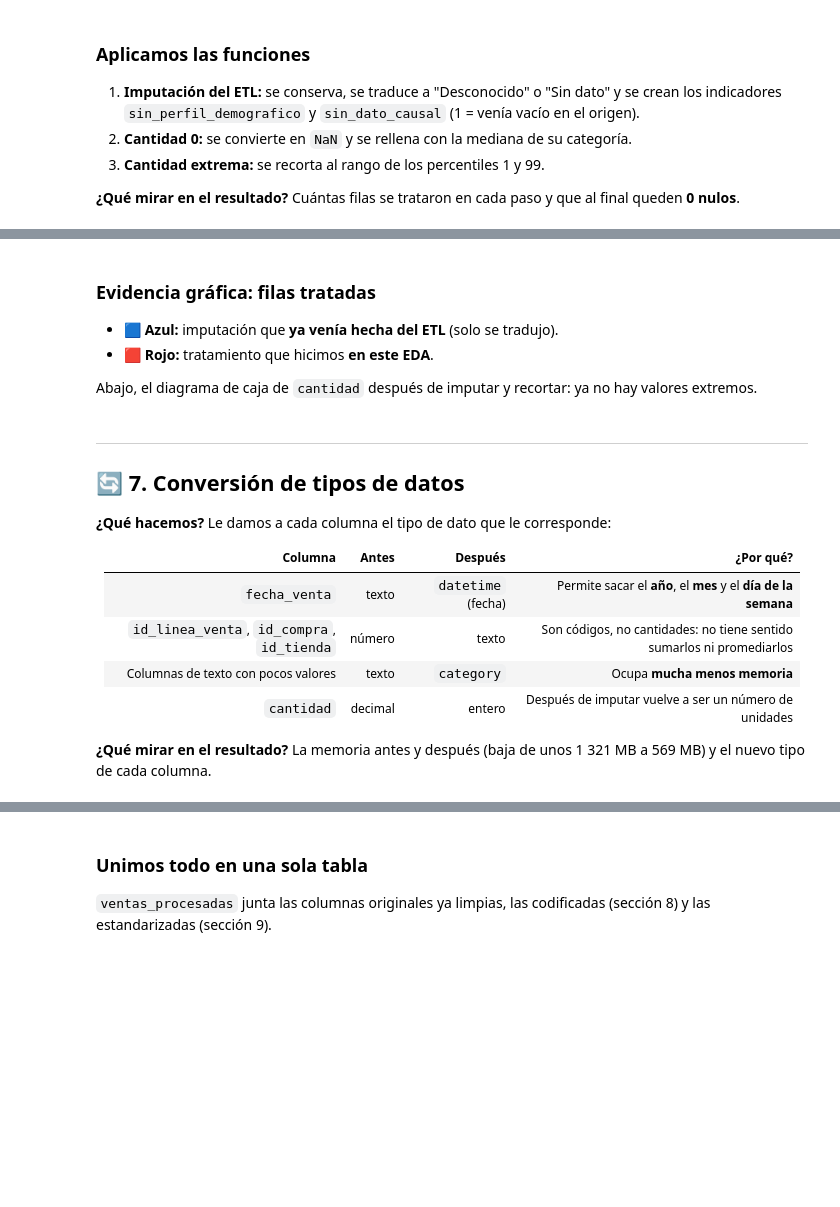
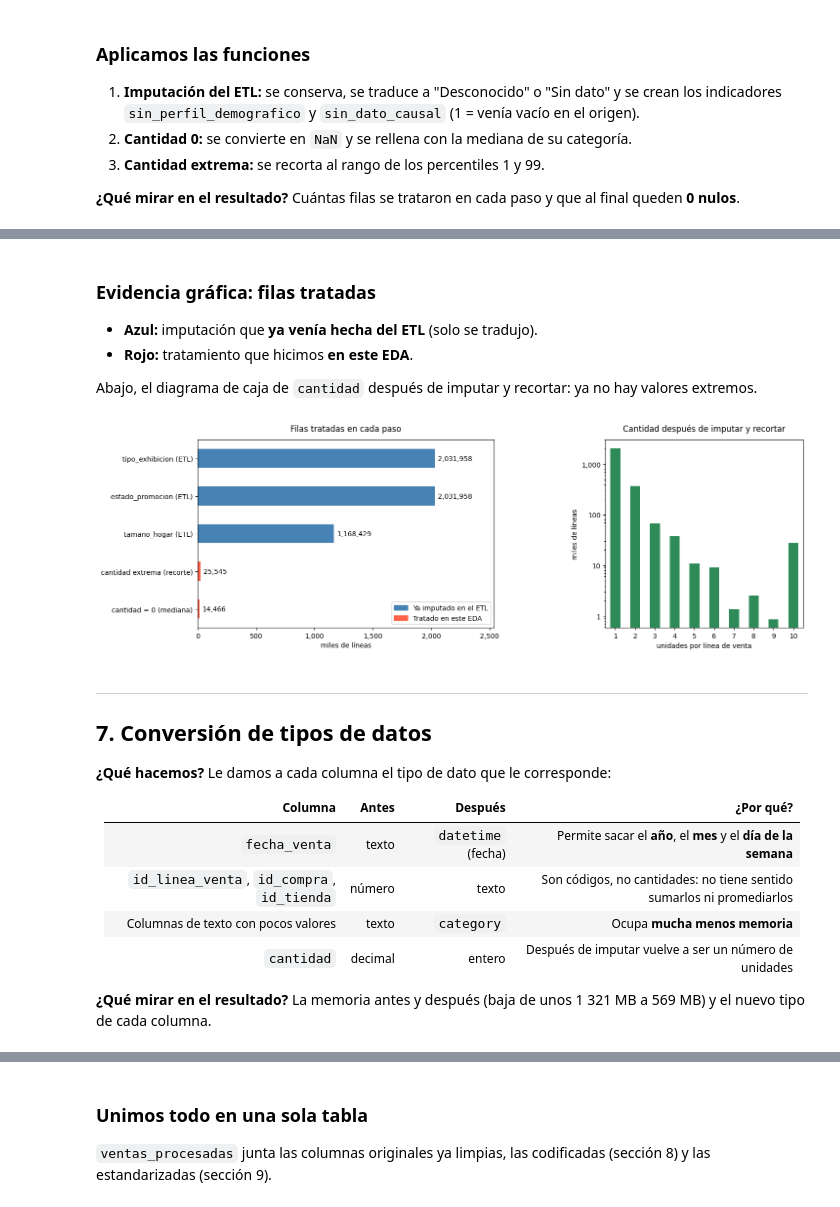
Before and after one commit to walbyn504/Laboratorio4-DW, a Jupyter notebook: lab4_IC2025.ipynb, the cells around one changed output, grey strips where cells are left out. Cells and saved outputs as stored; diff of their text form; code cells hidden in the pictures; blank space fills up the shorter version.

```diff
--- a/lab4_IC2025.ipynb
+++ b/lab4_IC2025.ipynb
@@ -781,7 +796,7 @@ print("Nulos restantes en el conjunto:", ventas.isna().sum().sum())
 # %% [markdown]
 ### Evidencia gráfica: filas tratadas
 
-* 🟦 **Azul:** imputación que **ya venía hecha del ETL** (solo se tradujo).
-* 🟥 **Rojo:** tratamiento que hicimos **en este EDA**.
+* **Azul:** imputación que **ya venía hecha del ETL** (solo se tradujo).
+* **Rojo:** tratamiento que hicimos **en este EDA**.
 
 Abajo, el diagrama de caja de `cantidad` después de imputar y recortar: ya no hay valores extremos.
@@ -808,6 +803,39 @@ plt.show()
+# %%
+# Gráfico de filas tratadas y cómo quedó la cantidad después de imputar y recortar
+from matplotlib.patches import Patch
+
+serie_tratados = pd.Series(tratados).sort_values()
+colores = ["steelblue" if "ETL" in nombre else "tomato" for nombre in serie_tratados.index]
+
+fig, (ax1, ax2) = plt.subplots(1, 2, figsize=(16, 5), gridspec_kw={"width_ratios": [3, 2]})
+fig.subplots_adjust(wspace=0.45)   # espacio entre los dos gráficos
+
+# Izquierda: filas tratadas en cada paso
+serie_tratados.plot.barh(ax=ax1, color=colores)
+ax1.set_title("Filas tratadas en cada paso", pad=12)
+ax1.set_xlabel("miles de líneas")
+ax1.xaxis.set_major_formatter(lambda x, _: f"{x / 1000:,.0f}")
+ax1.bar_label(ax1.containers[0], fmt="{:,.0f}", padding=4)
+ax1.margins(x=0.25)
+ax1.legend(handles=[Patch(color="steelblue", label="Ya imputado en el ETL"),
+                    Patch(color="tomato", label="Tratado en este EDA")],
+           loc="lower right")
+
+# Derecha: cuántas líneas quedaron con cada cantidad (1 a 10)
+conteo_cantidad = ventas["cantidad"].round().astype(int).value_counts().sort_index()
+conteo_cantidad.plot.bar(ax=ax2, rot=0, color="seagreen")
+ax2.set_title("Cantidad después de imputar y recortar", pad=12)
+ax2.set_xlabel("unidades por línea de venta")
+ax2.set_ylabel("miles de líneas")
+ax2.set_yscale("log")   # escala log: la cantidad 1 tiene muchas más líneas que las demás
+ax2.yaxis.set_major_formatter(lambda y, _: f"{y / 1000:,.0f}" if y >= 1000 else f"{y / 1000:.1f}")
+
+plt.show()
+# %% [output]
+[figure, added]
 # %% [markdown]
 ---
-## 🔄 7. Conversión de tipos de datos
+## 7. Conversión de tipos de datos
 
 **¿Qué hacemos?** Le damos a cada columna el tipo de dato que le corresponde:
 
```
Also changed, not shown: parts of 35 cells of this notebook.
